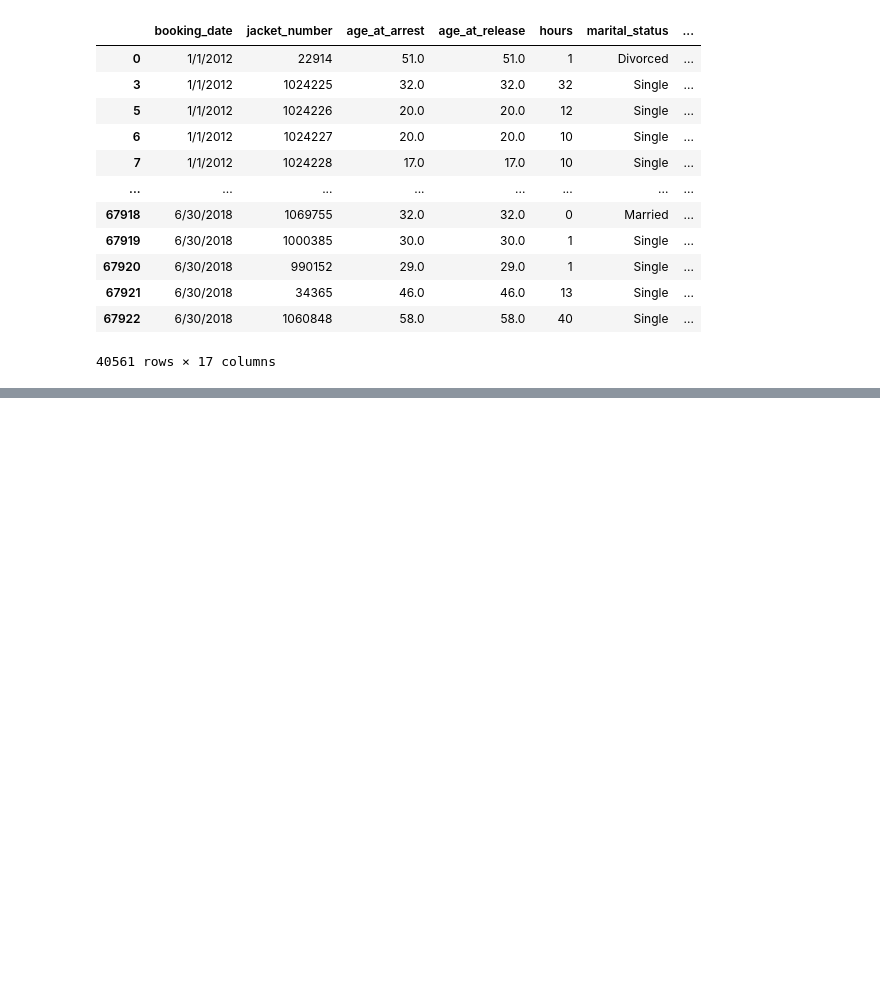
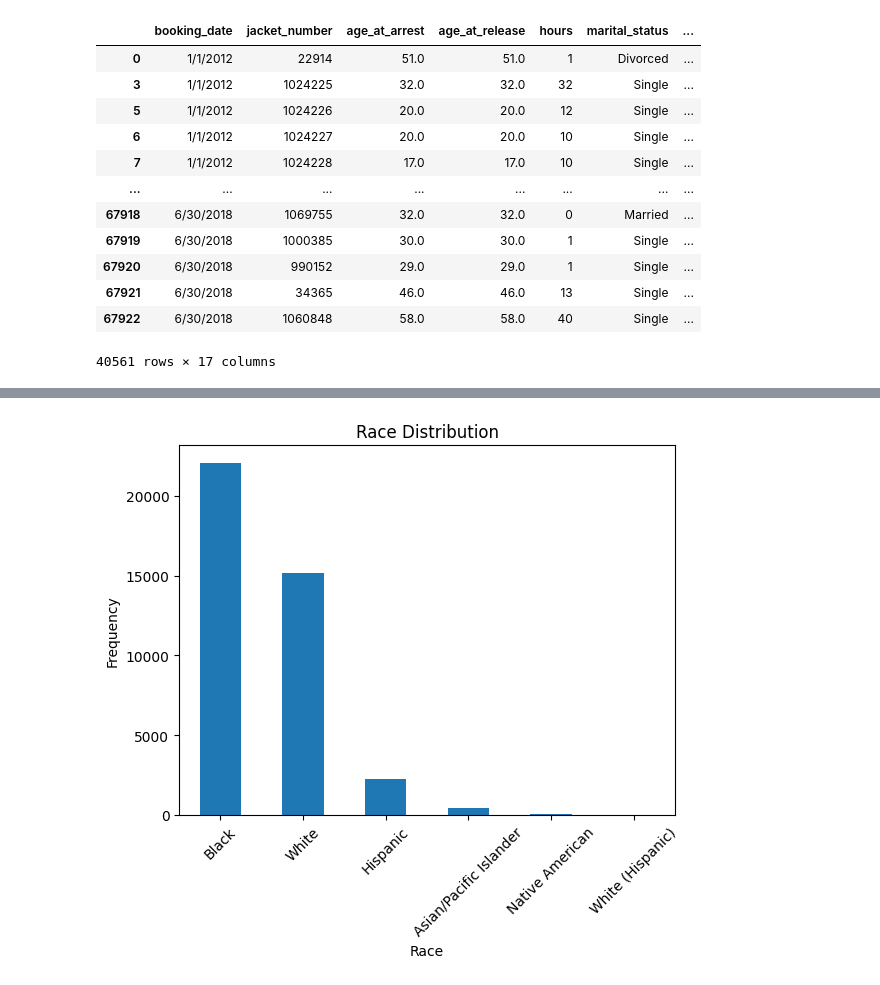
Before and after one commit to UIUC-DSC/Members-Only, a Jupyter notebook: mice_validation.ipynb, the cells around one changed output, grey strips where cells are left out. Cells and saved outputs as stored; diff of their text form; code cells hidden in the pictures; blank space fills up the shorter version.

```diff
--- a/mice_validation.ipynb
+++ b/mice_validation.ipynb
@@ -459,0 +471,11 @@ plt.show()
+# %%
+top_race_types = clean_df['race'].value_counts().head(10)
+
+top_race_types.plot(kind='bar')
+plt.title('Race Distribution')
+plt.xlabel('Race')
+plt.ylabel('Frequency')
+plt.xticks(rotation=45)
+plt.show()
+# %% [output]
+[figure, added]
```
Also changed, not shown: parts of 16 cells of this notebook, 2 other files.
